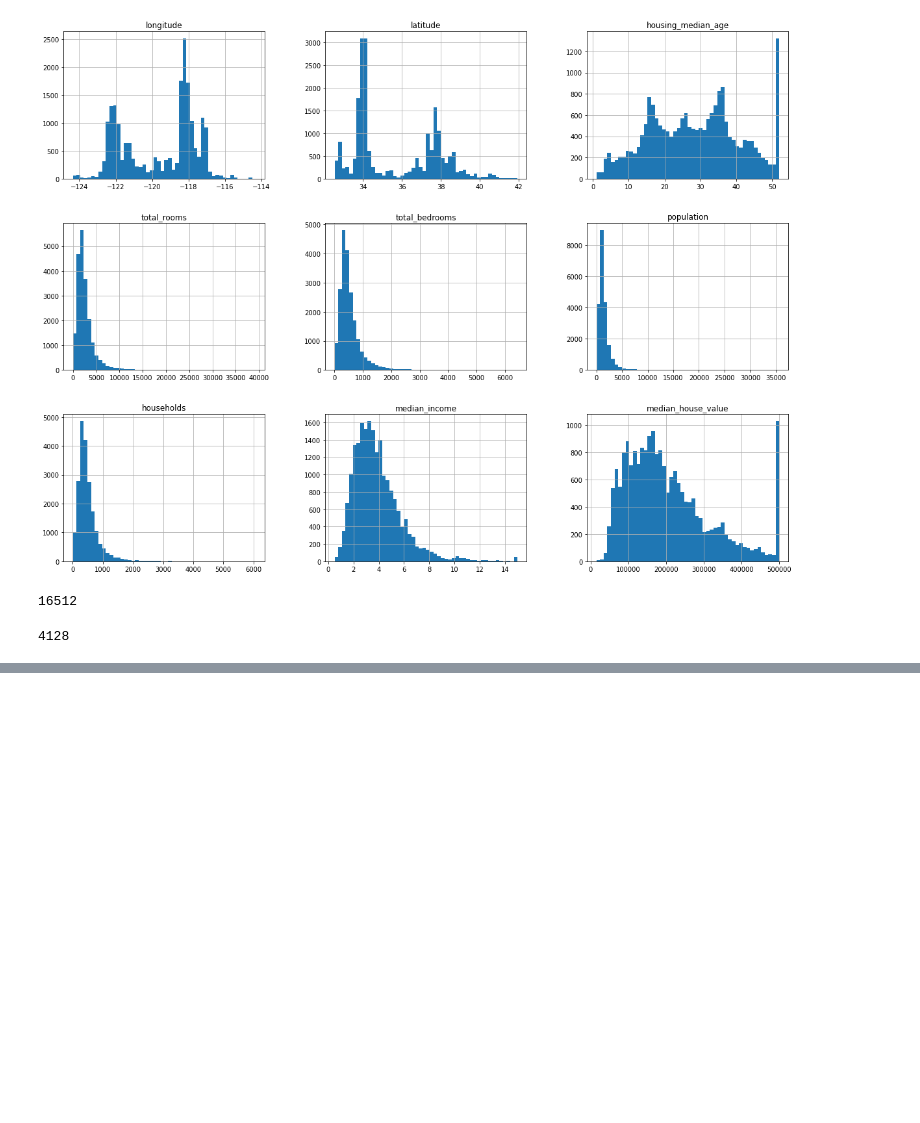
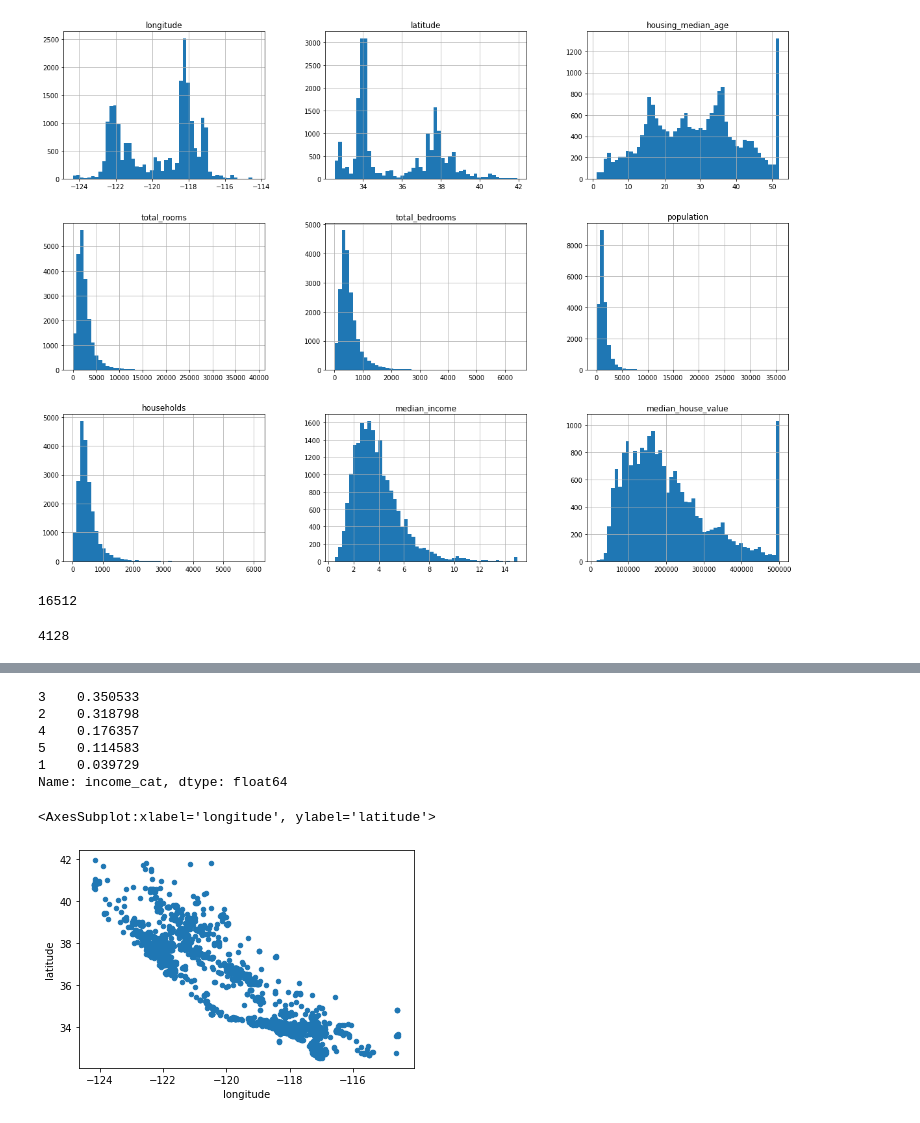
Before and after one commit to Interesting-study/ML-workspace, a Jupyter notebook: Housing.ipynb, the cells around one changed output, grey strips where cells are left out. Cells and saved outputs as stored; diff of their text form; code cells hidden in the pictures; blank space fills up the shorter version.

```diff
--- a/Housing.ipynb
+++ b/Housing.ipynb
@@ -111,0 +143,9 @@ def test_set_check(identifier, test_ratio):
+# %%
+strat_test_set["income_cat"].value_counts() / len(strat_test_set)
+# %% [output]
+3    0.350533
+2    0.318798
+4    0.176357
+5    0.114583
+1    0.039729
+Name: income_cat, dtype: float64
@@ -111,0 +155,7 @@ def test_set_check(identifier, test_ratio):
+# %%
+housing = strat_test_set.copy()
+# %%
+housing.plot(kind="scatter", x="longitude", y="latitude")
+# %% [output]
+<AxesSubplot:xlabel='longitude', ylabel='latitude'>
+[figure, added]
```
Also changed, not shown: parts of 9 cells of this notebook.
